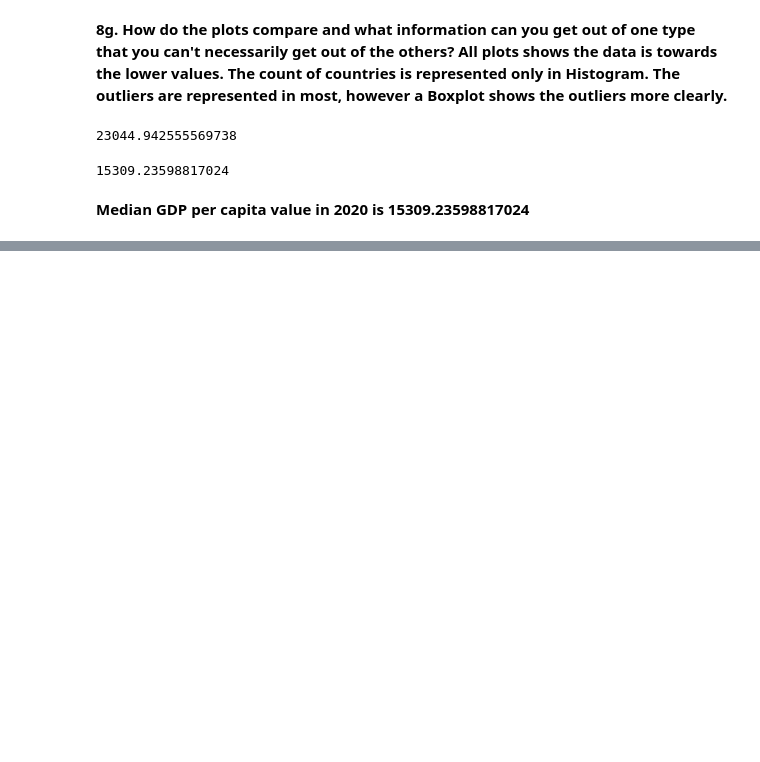
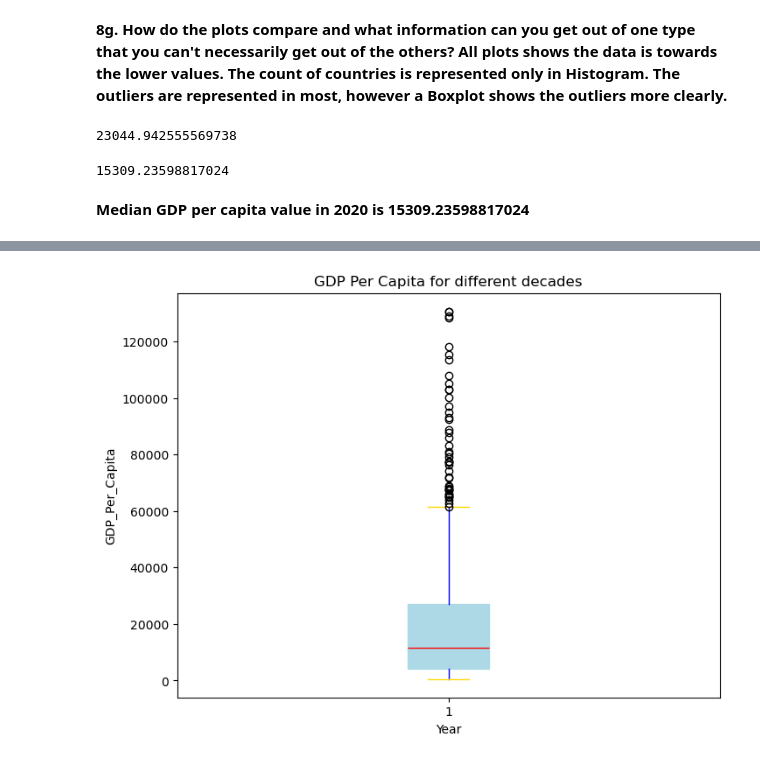
Before and after one commit to NSS-Data-Analytics-Cohort-16/da16-python-gdp-and-internet-use-analysis-janvimehendale, a Jupyter notebook: notebooks/gdp_internetuse.ipynb, the cells around one changed output, grey strips where cells are left out. Cells and saved outputs as stored; diff of their text form; code cells hidden in the pictures; blank space fills up the shorter version.

```diff
--- a/notebooks/gdp_internetuse.ipynb
+++ b/notebooks/gdp_internetuse.ipynb
@@ -316,3 +320,8 @@ print(gdp_2020_median)
 15309.23598817024
 # %% [markdown]
 **Median GDP per capita value in 2020 is 15309.23598817024**
+# %%
+# 10. For this question, you're going to create some visualizations to compare GDP per capita values for the years 1990, 2000, 2010, and 2020.
+# Start by subsetting your data to just these 4 years into a new DataFrame named gdp_decades. Using this, create the following 4 plots:
+gdp_decades = gdp_df_new.loc[gdp_df_new["Year"].isin([1990, 2000, 2010, 2020])]
+print(gdp_decades)
@@ -318,0 +343,20 @@ print(gdp_2020_median)
+# %%
+# 	* A boxplot
+fig, ax = plt.subplots(figsize=(8,6))
+boxplot = ax.boxplot(gdp_decades['GDP_Per_Capita'], patch_artist=True)
+box_color = 'lightblue'
+whisker_color = 'blue'
+cap_color = 'gold'
+flier_color = 'red'
+median_color = 'red'
+plt.setp(boxplot['boxes'], color=box_color)
+plt.setp(boxplot['whiskers'], color=whisker_color)
+plt.setp(boxplot['caps'], color=cap_color)
+plt.setp(boxplot['fliers'], color=flier_color)
+plt.setp(boxplot['medians'], color=median_color)
+ax.set_xlabel('Year')
+ax.set_ylabel('GDP_Per_Capita')
+ax.set_title('GDP Per Capita for different decades')
+plt.show()
+# %% [output]
+[figure, added]
```
Also changed, not shown: parts of 14 cells of this notebook.
